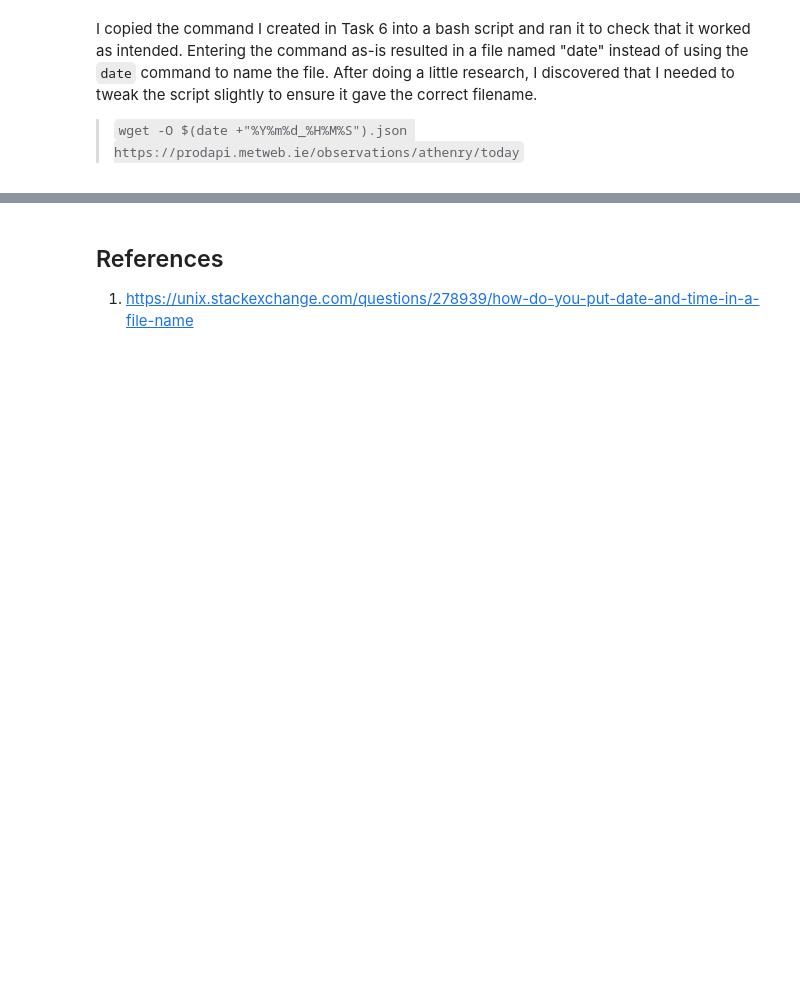
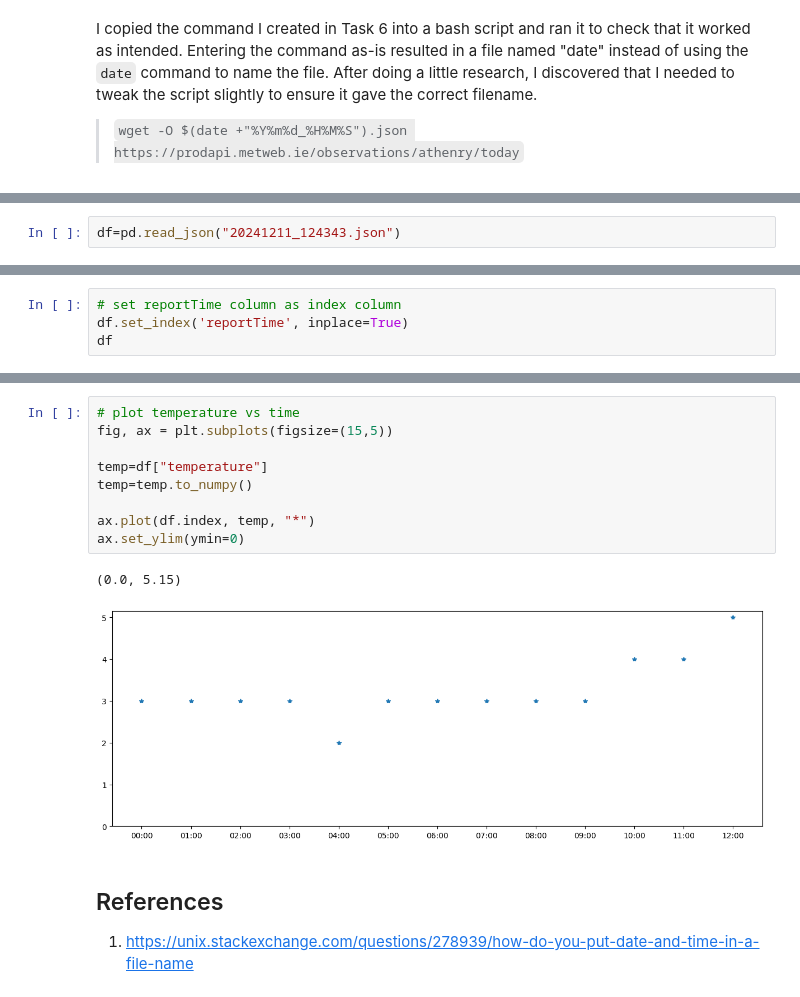
Before and after one commit to rayne-fall/computer-infrastructure, a Jupyter notebook: weather.ipynb, the cells around one changed output, grey strips where cells are left out. Cells and saved outputs as stored; diff of their text form; blank space fills up the shorter version.

```diff
--- a/weather.ipynb
+++ b/weather.ipynb
@@ -77,0 +84,2 @@ I copied the command I created in Task 6 into a bash script and ran it to check
+# %%
+df=pd.read_json("20241211_124343.json")
@@ -77,0 +103,4 @@ I copied the command I created in Task 6 into a bash script and ran it to check
+# %%
+# set reportTime column as index column
+df.set_index('reportTime', inplace=True)
+df
@@ -78,3 +123,15 @@ I copied the command I created in Task 6 into a bash script and ran it to check
+# %%
+# plot temperature vs time
+fig, ax = plt.subplots(figsize=(15,5))
+
+temp=df["temperature"]
+temp=temp.to_numpy()
+
+ax.plot(df.index, temp, "*")
+ax.set_ylim(ymin=0)
+# %% [output]
+(0.0, 5.15)
+[figure, added]
 # %% [markdown]
 ## References
 
```
Also changed, not shown: parts of 4 cells of this notebook.
